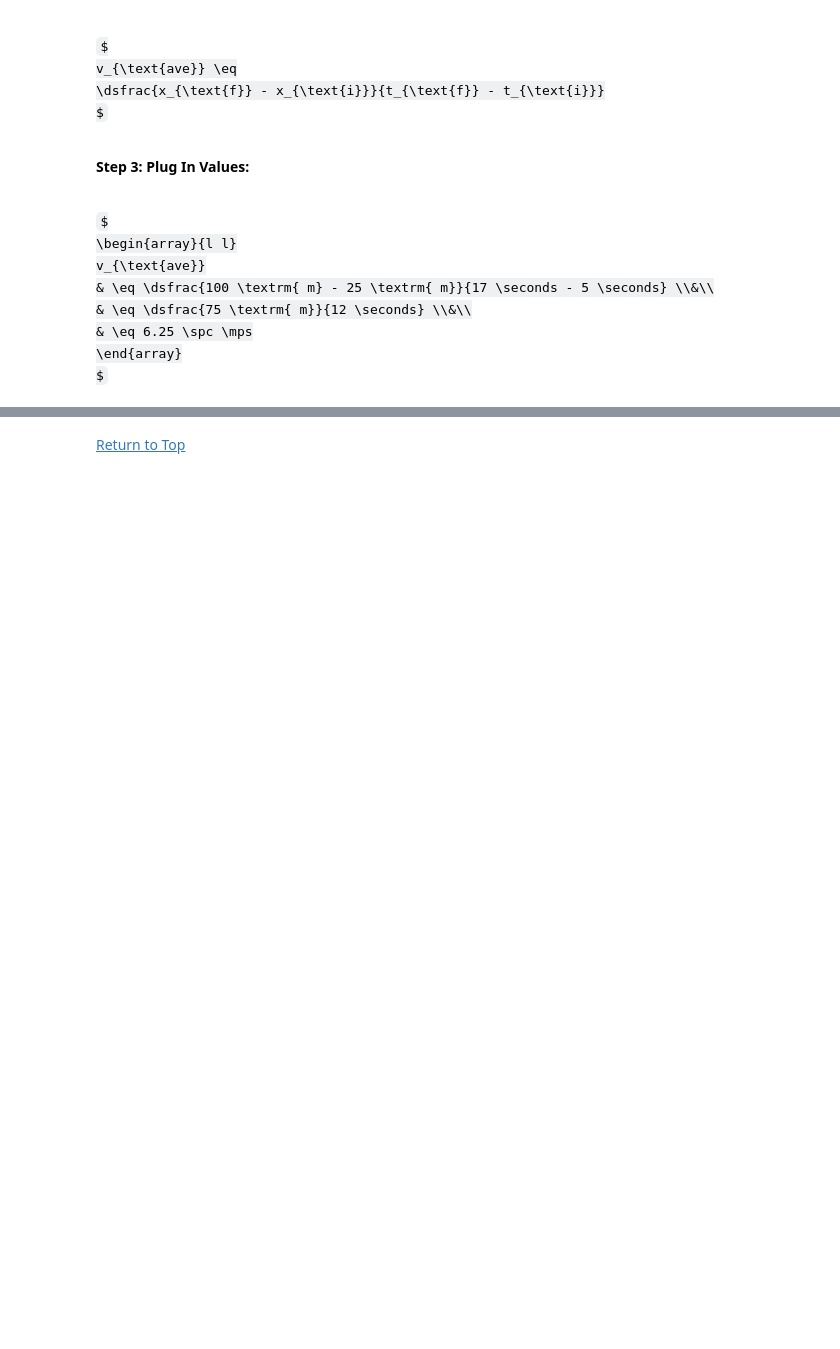
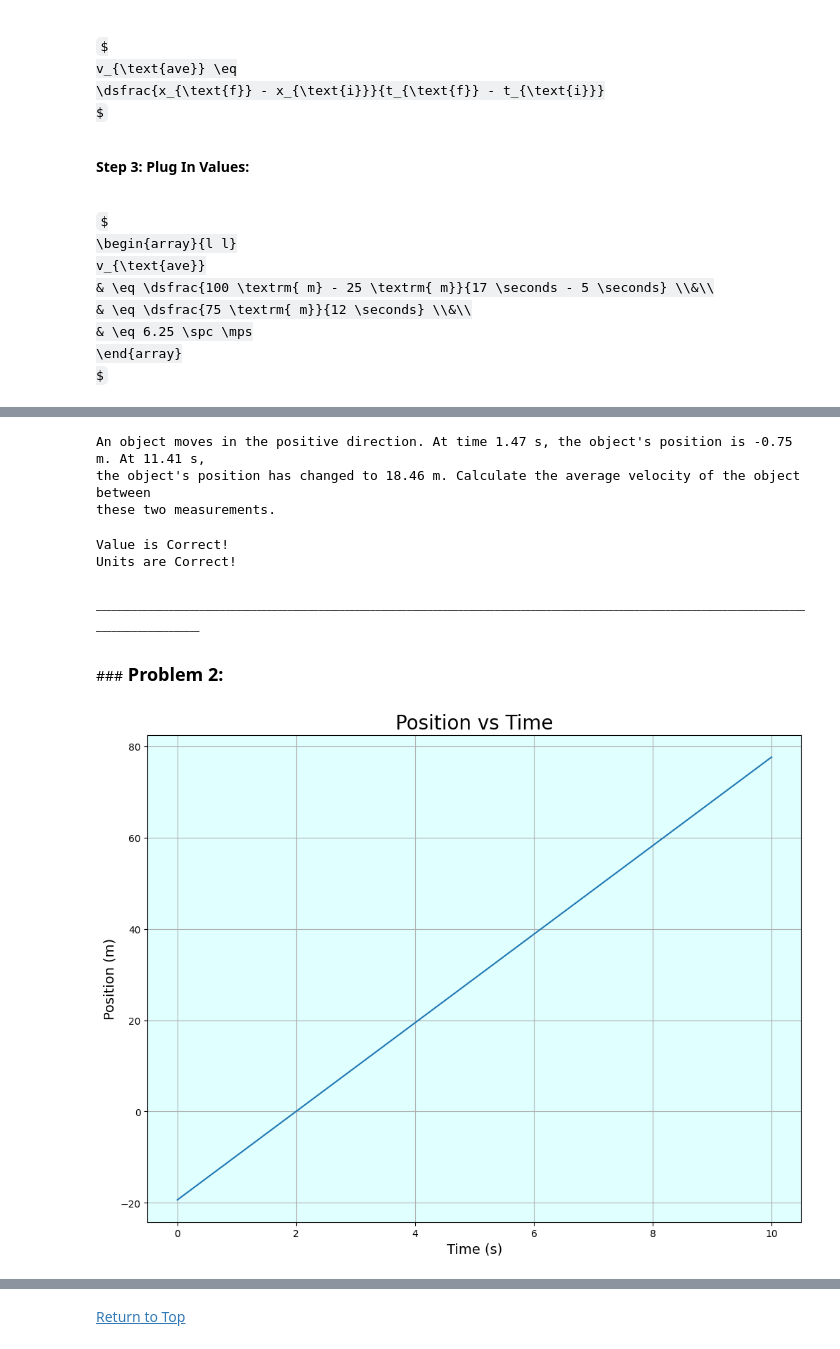
Before and after one commit to dr-bankert-augustana/PHYS_211, a Jupyter notebook: Lessons/Unit_1/Lesson_2/Lesson_2.ipynb, the cells around one changed output, grey strips where cells are left out. Cells and saved outputs as stored; diff of their text form; code cells hidden in the pictures; some formulas as TeX source; blank space fills up the shorter version.

```diff
--- a/Lessons/Unit_1/Lesson_2/Lesson_2.ipynb
+++ b/Lessons/Unit_1/Lesson_2/Lesson_2.ipynb
@@ -128,0 +149,12 @@ $
+# %%
+
+#@title Hit Shift+Enter in this cell to generate your practice problem.
+exec(
+    __import__("requests")
+    .get("https://raw.githubusercontent.com/dr-bankert-augustana/PHYS_211/main/Lessons/Unit_1/Lesson_2/Lesson_2_Practice_Problem_1_Prompt.py")
+    .text
+)
+# %% [output]
+An object moves in the positive direction. At time 1.47 s, the object's position is -0.75 m. At 11.41 s,
+the object's position has changed to 18.46 m. Calculate the average velocity of the object between
+these two measurements.
@@ -128,0 +168,27 @@ $
+# %%
+
+#@title Hit Shift+Enter in this cell to check your answer.
+exec(
+    __import__("requests")
+    .get("https://raw.githubusercontent.com/dr-bankert-augustana/PHYS_211/main/Lessons/Unit_1/Lesson_2/Lesson_2_Practice_Problem_1_Check.py")
+    .text
+)
+# %% [output]
+Value is Correct!
+Units are Correct!
+# %% [markdown]
+<sub>_____________________________________________________________________________________________________________________________________________________________</sub>
+
+<br>
+
+###<font size = 4> <b>Problem 2:</b></font>
+# %%
+
+#@title Hit Shift+Enter in this cell to generate your practice problem.
+exec(
+    __import__("requests")
+    .get("https://raw.githubusercontent.com/dr-bankert-augustana/PHYS_211/main/Lessons/Unit_1/Lesson_2/Lesson_2_Practice_Problem_2_Prompt.py")
+    .text
+)
+# %% [output]
+[figure, added]
```
Also changed, not shown: parts of 6 cells of this notebook.
